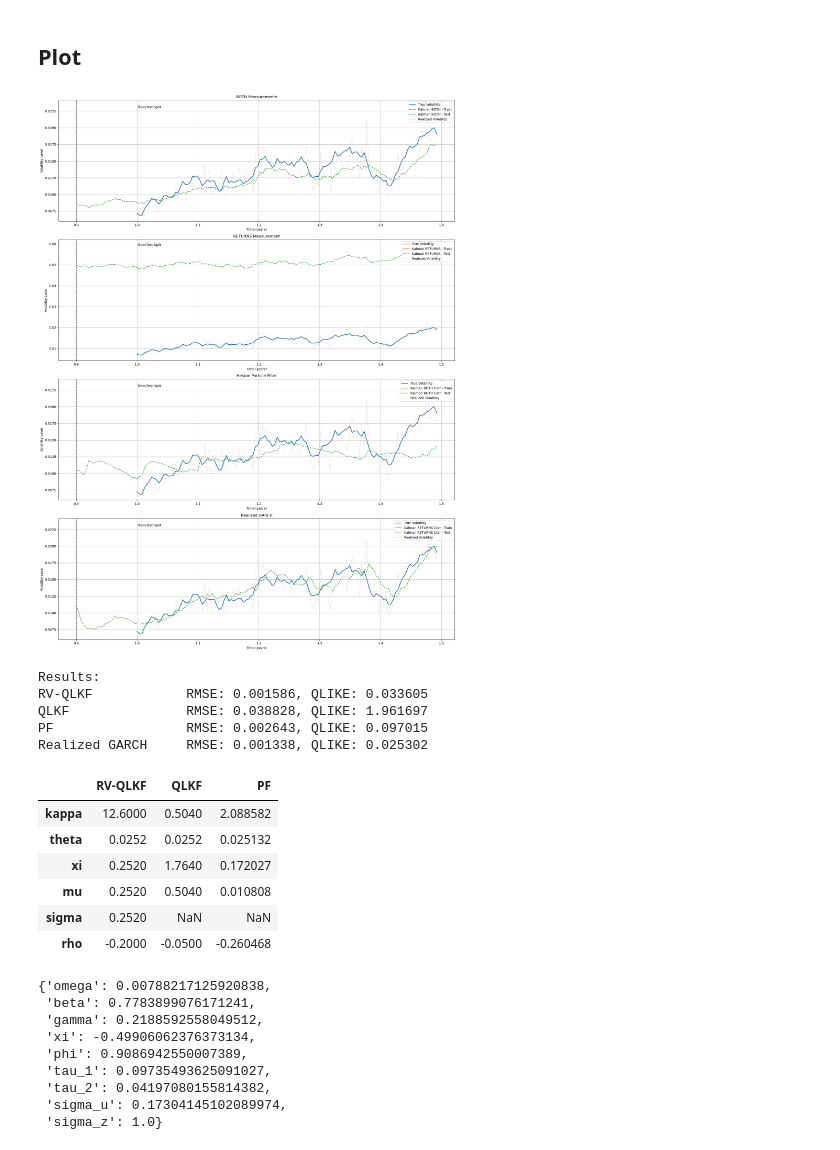
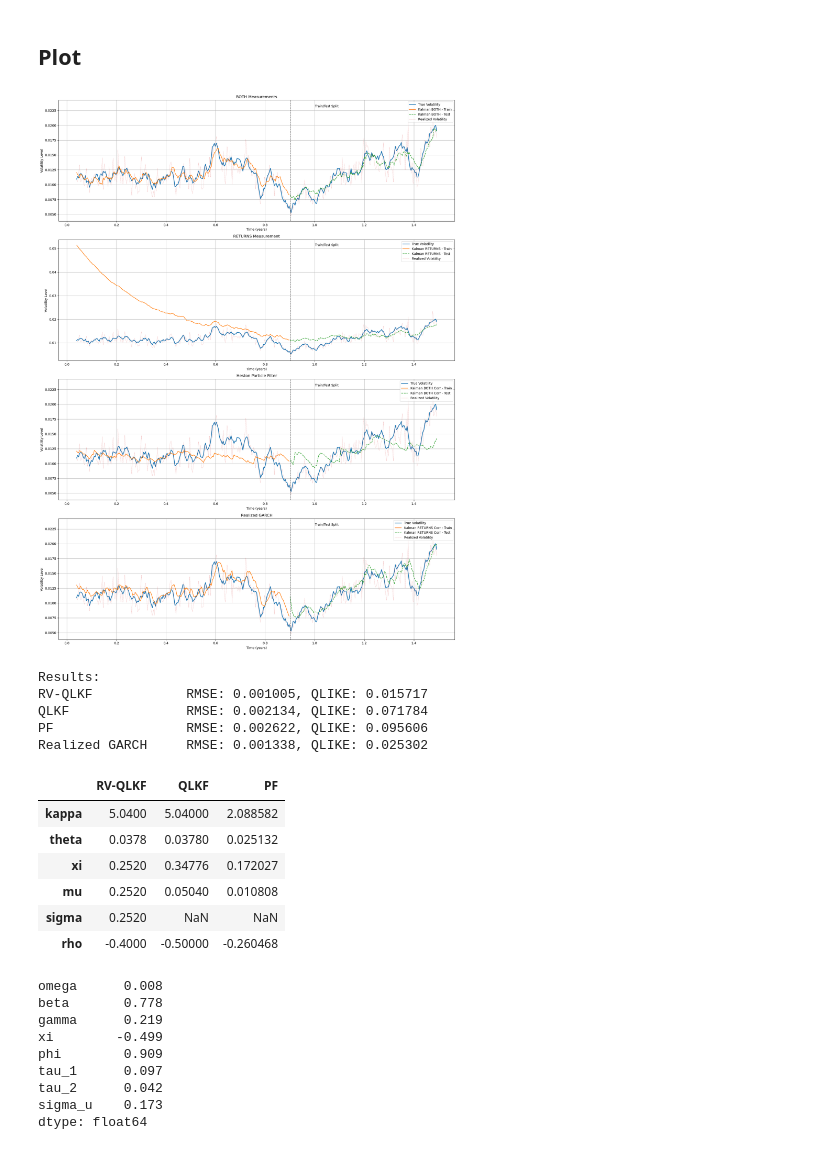
Before and after one commit to HyunminHong/Kalman-Heston-Filter, a Jupyter notebook: simulation_studies/Sim_shortPeriod.ipynb, the cells around one changed output. Drawn from its saved outputs; the diff is of its cells as text; code cells hidden in the pictures.

```diff
--- a/simulation_studies/Sim_shortPeriod.ipynb
+++ b/simulation_studies/Sim_shortPeriod.ipynb
@@ -85,8 +85,7 @@ test_RV = daily_RV[split_index:]
 # %%
 hkf_both_corr = HestonKalmanFilterCorr(measurement_type=MeasurementType.BOTH, dt=dt, V0=0.01, P0=0.1)
 hkf_both_corr.set_data(returns=train_returns, rv=train_RV)
-initial_params_both_corr = np.array([0.05, 0.0001, 0.001, 0.001, 0.001, -0.2])
-# initial_params_both_corr = np.array([0.1, 0.01, 0.01, 0.001, 0.001, -0.1])
+initial_params_both_corr = np.array([0.02, 0.00015, 0.001, 0.001, 0.001, -0.4]) # kappa, theta, xi, mu, sigma, rho
 
 fit_results_both_corr = hkf_both_corr.fit(initial_params=initial_params_both_corr, burnin=burnin)
 params_opt_both_corr = fit_results_both_corr['params']
@@ -117,7 +116,7 @@ Optimized parameters (BOTH): [ 5.e-02  1.e-04  1.e-03  1.e-03  1.e-03 -2.e-01]
 # Fit the model using training data
 hkf_returns_corr = HestonKalmanFilterCorr(measurement_type=MeasurementType.RETURNS, dt=dt, V0=0.02, P0=0.1)
 hkf_returns_corr.set_data(returns=train_returns)
-initial_params_returns_corr = np.array([0.002, 0.0001, 0.007, 0.002, -0.05])
+initial_params_returns_corr = np.array([0.02, 0.00015, 0.00138, 0.0002, -0.5]) # kappa, theta, xi, mu, rho
 
 fit_results_returns_corr = hkf_returns_corr.fit(initial_params=initial_params_returns_corr, burnin=burnin)
 params_opt_returns_corr = fit_results_returns_corr['params']
@@ -176,7 +175,7 @@ resampling since: 3352.8296780167702
 resampling since: 6866.434629827571
 resampling since: 6194.9313516932125
 # %%
-pf_heston_test = PFHeston(test_returns, N=10000, dt=1/252, is_log=True)
+pf_heston_test = PFHeston(test_returns, N=5000, dt=1/252, is_log=True)
 
 V_pf_train, _ = pf_heston_train.filter([*param_bounds, V0], predict_obs=False)
 V_pf_test, _ = pf_heston_test.filter([*param_bounds, V_pf_train[-1]], predict_obs=False)
@@ -218,25 +217,25 @@ predicted_vol = model.predict(test_returns, test_RV)
 # %%
 v_item = 'V_pred'
 
 titles_all = ["BOTH Measurements", "RETURNS Measurement", "Heston Particle Filter", "Realized GARCH"]
 labels_all = ["Kalman BOTH", "Kalman RETURNS", "Kalman BOTH Corr", "Kalman RETURNS Corr", "PF Heston", "Realized GARCH"]
 train_all = [train_result_both_corr[v_item], train_result_returns_corr[v_item], V_pf_train_daily, fitted_vol]
 test_all = [test_result_both_corr[v_item], test_result_returns_corr[v_item], V_pf_test_daily, predicted_vol]
 
 Utility.plot_all_filters(
     titles=titles_all,
     labels=labels_all,
     train_filtered_list=train_all,
     test_filtered_list=test_all,
     daily_true_V=daily_true_V,
     daily_RV=daily_RV,
     daily_returns=daily_returns,
     split_index=split_index,
-    burnin=252,
-    save_path=r"./output/base.png"
+    burnin=10,
+    save_path=r"./output/short_period.png"
 )
 # %% [output]
-[figure, old version]
+[figure, new version]
 # %%
 def qlike_loss(true_var, pred_var):
     y = np.asarray(true_var)
@@ -267,9 +266,9 @@ for name in model_names:
           f"QLIKE: {qlike_scores[name]:.6f}")
 # %% [output]
 Results:
-RV-QLKF            RMSE: 0.001586, QLIKE: 0.033605
-QLKF               RMSE: 0.038828, QLIKE: 1.961697
-PF                 RMSE: 0.002643, QLIKE: 0.097015
+RV-QLKF            RMSE: 0.001005, QLIKE: 0.015717
+QLKF               RMSE: 0.002134, QLIKE: 0.071784
+PF                 RMSE: 0.002622, QLIKE: 0.095606
 Realized GARCH     RMSE: 0.001338, QLIKE: 0.025302
 # %%
 data = {}
@@ -301,21 +300,21 @@ df_params = pd.DataFrame.from_dict(data, orient='index')[cols]
 df_params.T
 # %% [output]
 |  | RV-QLKF | QLKF | PF |
-| kappa | 12.6000 | 0.5040 | 2.088582 |
-| theta | 0.0252 | 0.0252 | 0.025132 |
-| xi | 0.2520 | 1.7640 | 0.172027 |
-| mu | 0.2520 | 0.5040 | 0.010808 |
+| kappa | 5.0400 | 5.04000 | 2.088582 |
+| theta | 0.0378 | 0.03780 | 0.025132 |
+| xi | 0.2520 | 0.34776 | 0.172027 |
+| mu | 0.2520 | 0.05040 | 0.010808 |
 | sigma | 0.2520 | NaN | NaN |
-| rho | -0.2000 | -0.0500 | -0.260468 |
+| rho | -0.4000 | -0.50000 | -0.260468 |
 # %%
-dict(zip(model.param_names, model.params))
+pd.Series(dict(zip(model.param_names[:-1], np.round(model.params[:-1], 3))))
 # %% [output]
-{'omega': 0.00788217125920838,
- 'beta': 0.7783899076171241,
- 'gamma': 0.2188592558049512,
- 'xi': -0.49906062376373134,
- 'phi': 0.9086942550007389,
- 'tau_1': 0.09735493625091027,
- 'tau_2': 0.04197080155814382,
- 'sigma_u': 0.17304145102089974,
- 'sigma_z': 1.0}
+omega      0.008
+beta       0.778
+gamma      0.219
+xi        -0.499
+phi        0.909
+tau_1      0.097
+tau_2      0.042
+sigma_u    0.173
+dtype: float64
```
Also changed, not shown: parts of 3 cells of this notebook, 4 other files.
